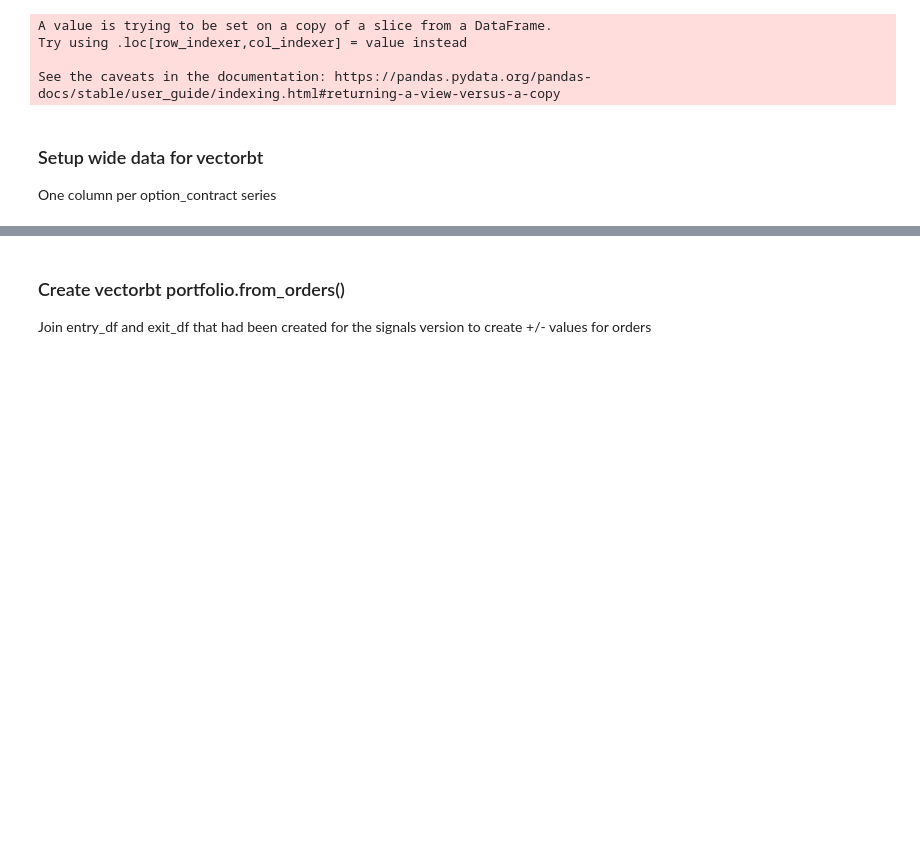
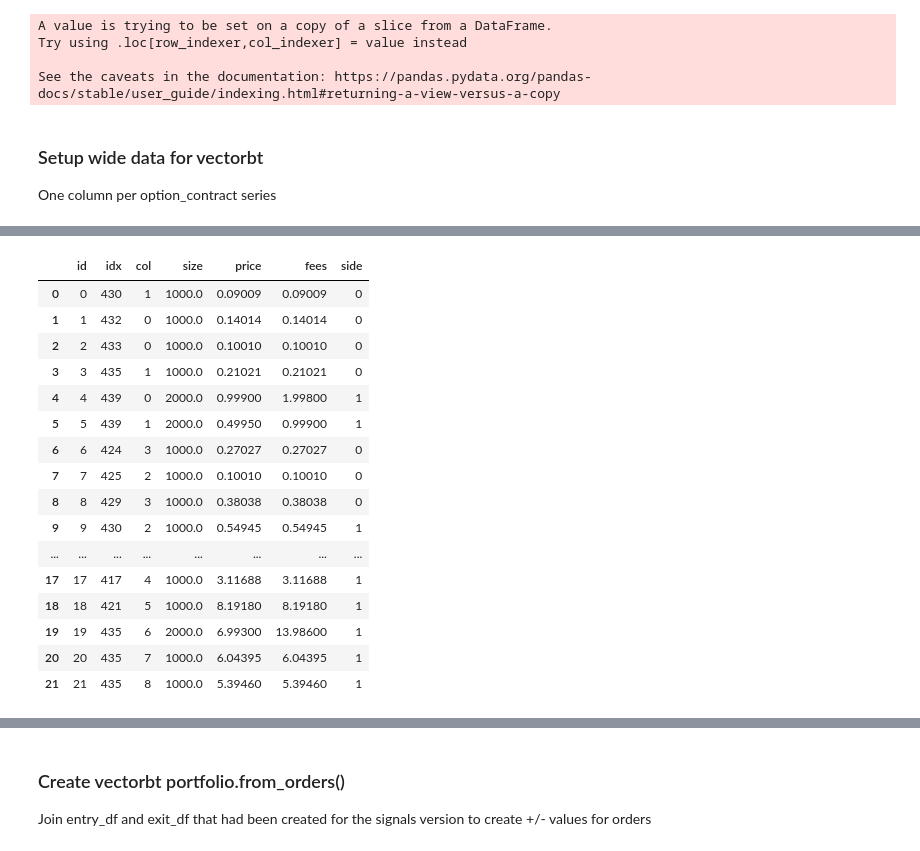
Before and after one commit to xbno/vectorbt, a Jupyter notebook: examples/multi.ipynb, the cells around one changed output, grey strips where cells are left out. Saved outputs shown, nothing was run; the diff lists cells and outputs as text; code cells hidden in the pictures; blank space fills up the shorter version.

```diff
--- a/examples/multi.ipynb
+++ b/examples/multi.ipynb
@@ -140,0 +206,20 @@ assert df_tmp.shape == entry_df.shape == exit_df.shape
+# %%
+portfolio.orders.records
+# %% [output]
+|  | id | idx | col | size | price | fees | side |
+| 0 | 0 | 430 | 1 | 1000.0 | 0.09009 | 0.09009 | 0 |
+| 1 | 1 | 432 | 0 | 1000.0 | 0.14014 | 0.14014 | 0 |
+| 2 | 2 | 433 | 0 | 1000.0 | 0.10010 | 0.10010 | 0 |
+| 3 | 3 | 435 | 1 | 1000.0 | 0.21021 | 0.21021 | 0 |
+| 4 | 4 | 439 | 0 | 2000.0 | 0.99900 | 1.99800 | 1 |
+| 5 | 5 | 439 | 1 | 2000.0 | 0.49950 | 0.99900 | 1 |
+| 6 | 6 | 424 | 3 | 1000.0 | 0.27027 | 0.27027 | 0 |
+| 7 | 7 | 425 | 2 | 1000.0 | 0.10010 | 0.10010 | 0 |
+| 8 | 8 | 429 | 3 | 1000.0 | 0.38038 | 0.38038 | 0 |
+| 9 | 9 | 430 | 2 | 1000.0 | 0.54945 | 0.54945 | 1 |
+| ... | ... | ... | ... | ... | ... | ... | ... |
+| 17 | 17 | 417 | 4 | 1000.0 | 3.11688 | 3.11688 | 1 |
+| 18 | 18 | 421 | 5 | 1000.0 | 8.19180 | 8.19180 | 1 |
+| 19 | 19 | 435 | 6 | 2000.0 | 6.99300 | 13.98600 | 1 |
+| 20 | 20 | 435 | 7 | 1000.0 | 6.04395 | 6.04395 | 1 |
+| 21 | 21 | 435 | 8 | 1000.0 | 5.39460 | 5.39460 | 1 |
```
Also changed, not shown: parts of 66 cells of this notebook.
